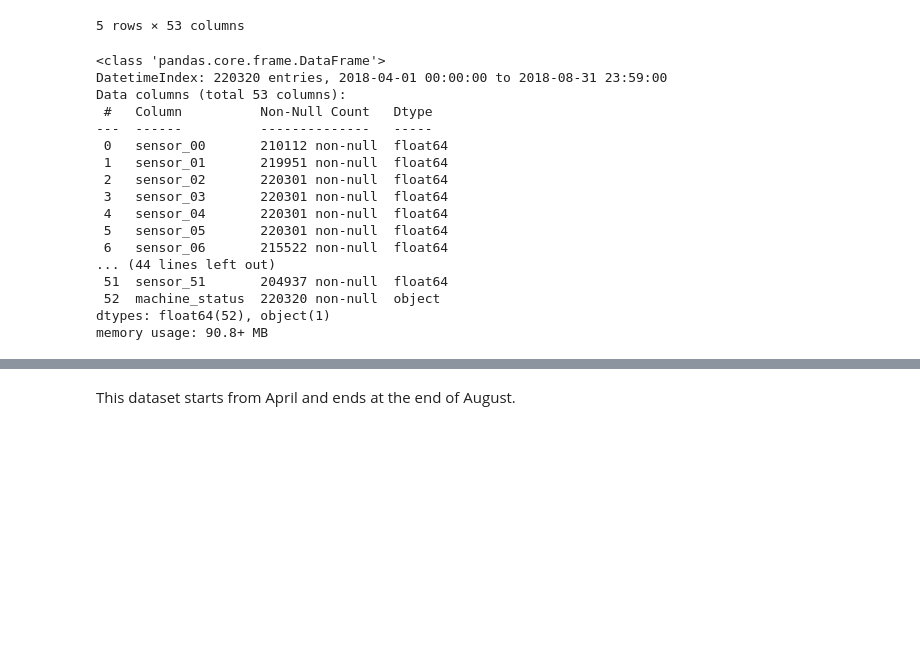
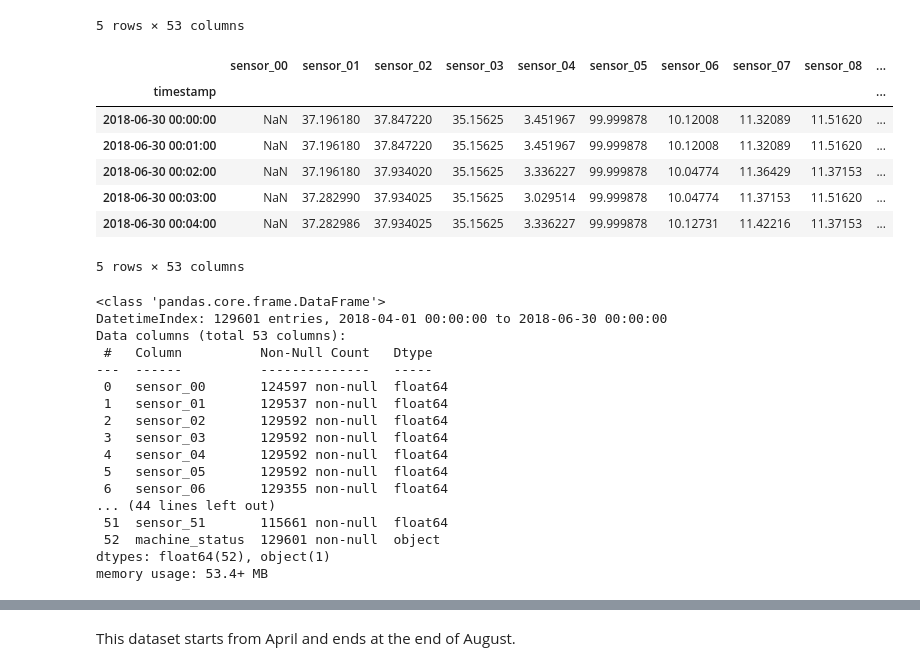
Before and after one commit to hooman-b/Programming_2, a Jupyter notebook: Week_2_7/test_notebook.ipynb, the cells around one changed output, grey strips where cells are left out. Cells and saved outputs as stored; diff of their text form; code cells hidden in the pictures; blank space fills up the shorter version.

```diff
--- a/Week_2_7/test_notebook.ipynb
+++ b/Week_2_7/test_notebook.ipynb
@@ -42,12 +42,13 @@ def configReader():
     return config
 # %%
 def dataframe_maker(config):
-    file_directory, file_name,_,_ = config.values()
-    os.chdir(file_directory)
-    df = pd.read_csv(file_name).drop('Unnamed: 0', axis=1)
-    return df
-df = dataframe_maker(configReader())
-df.head()
+    file_directory = config
+    os.chdir(file_directory['divided_data_directory'])
+    df_train = pd.read_csv('df_train.csv').drop('Unnamed: 0', axis=1)
+    df_test = pd.read_csv('df_test1.csv').drop('Unnamed: 0', axis=1)
+    return df_train, df_test
+df_train, df_test = dataframe_maker(configReader())
+df_train.head()
 # %% [output]
 |  | timestamp | sensor_00 | sensor_01 | sensor_02 | sensor_03 | sensor_04 | sensor_05 | sensor_06 | sensor_07 | ... |
 | 0 | 2018-04-01 00:00:00 | 2.465394 | 47.09201 | 53.2118 | 46.310760 | 634.3750 | 76.45975 | 13.41146 | 16.13136 | ... |
@@ -61 +60,4 @@ df['timestamp'] = pd.to_datetime(df['timestamp'])
+# %%
+df_train['timestamp'] = pd.to_datetime(df_train['timestamp'])
+df_test['timestamp'] = pd.to_datetime(df_test['timestamp'])
 # %%
@@ -70,24 +72,36 @@ df.head()
 | 2018-04-01 00:03:00 | 2.460474 | 47.09201 | 53.1684 | 46.397568 | 628.1250 | 76.98898 | 13.31742 | 16.24711 | 15.69734 | ... |
 | 2018-04-01 00:04:00 | 2.445718 | 47.13541 | 53.2118 | 46.397568 | 636.4583 | 76.58897 | 13.35359 | 16.21094 | 15.69734 | ... |
 5 rows × 53 columns
+# %%
+df_test.set_index('timestamp', inplace=True)
+df_test.head()
+# %% [output]
+|  | sensor_00 | sensor_01 | sensor_02 | sensor_03 | sensor_04 | sensor_05 | sensor_06 | sensor_07 | sensor_08 | ... |
+| timestamp |  |  |  |  |  |  |  |  |  | ... |
+| 2018-06-30 00:00:00 | NaN | 37.196180 | 37.847220 | 35.15625 | 3.451967 | 99.999878 | 10.12008 | 11.32089 | 11.51620 | ... |
+| 2018-06-30 00:01:00 | NaN | 37.196180 | 37.847220 | 35.15625 | 3.451967 | 99.999878 | 10.12008 | 11.32089 | 11.51620 | ... |
+| 2018-06-30 00:02:00 | NaN | 37.196180 | 37.934020 | 35.15625 | 3.336227 | 99.999878 | 10.04774 | 11.36429 | 11.37153 | ... |
+| 2018-06-30 00:03:00 | NaN | 37.282990 | 37.934025 | 35.15625 | 3.029514 | 99.999878 | 10.04774 | 11.37153 | 11.51620 | ... |
+| 2018-06-30 00:04:00 | NaN | 37.282986 | 37.934025 | 35.15625 | 3.336227 | 99.999878 | 10.12731 | 11.42216 | 11.37153 | ... |
+5 rows × 53 columns
 # %%
 # some information about the dataset
-df.info()
+df_train.info()
 # %% [output]
 <class 'pandas.core.frame.DataFrame'>
-DatetimeIndex: 220320 entries, 2018-04-01 00:00:00 to 2018-08-31 23:59:00
+DatetimeIndex: 129601 entries, 2018-04-01 00:00:00 to 2018-06-30 00:00:00
 Data columns (total 53 columns):
  #   Column          Non-Null Count   Dtype
 ---  ------          --------------   -----
- 0   sensor_00       210112 non-null  float64
- 1   sensor_01       219951 non-null  float64
- 2   sensor_02       220301 non-null  float64
- 3   sensor_03       220301 non-null  float64
- 4   sensor_04       220301 non-null  float64
- 5   sensor_05       220301 non-null  float64
- 6   sensor_06       215522 non-null  float64
+ 0   sensor_00       124597 non-null  float64
+ 1   sensor_01       129537 non-null  float64
+ 2   sensor_02       129592 non-null  float64
+ 3   sensor_03       129592 non-null  float64
+ 4   sensor_04       129592 non-null  float64
+ 5   sensor_05       129592 non-null  float64
+ 6   sensor_06       129355 non-null  float64
 ... (44 lines left out)
- 51  sensor_51       204937 non-null  float64
- 52  machine_status  220320 non-null  object
+ 51  sensor_51       115661 non-null  float64
+ 52  machine_status  129601 non-null  object
 dtypes: float64(52), object(1)
-memory usage: 90.8+ MB
+memory usage: 53.4+ MB
```
Also changed, not shown: parts of 27 cells of this notebook, 15 other files.
